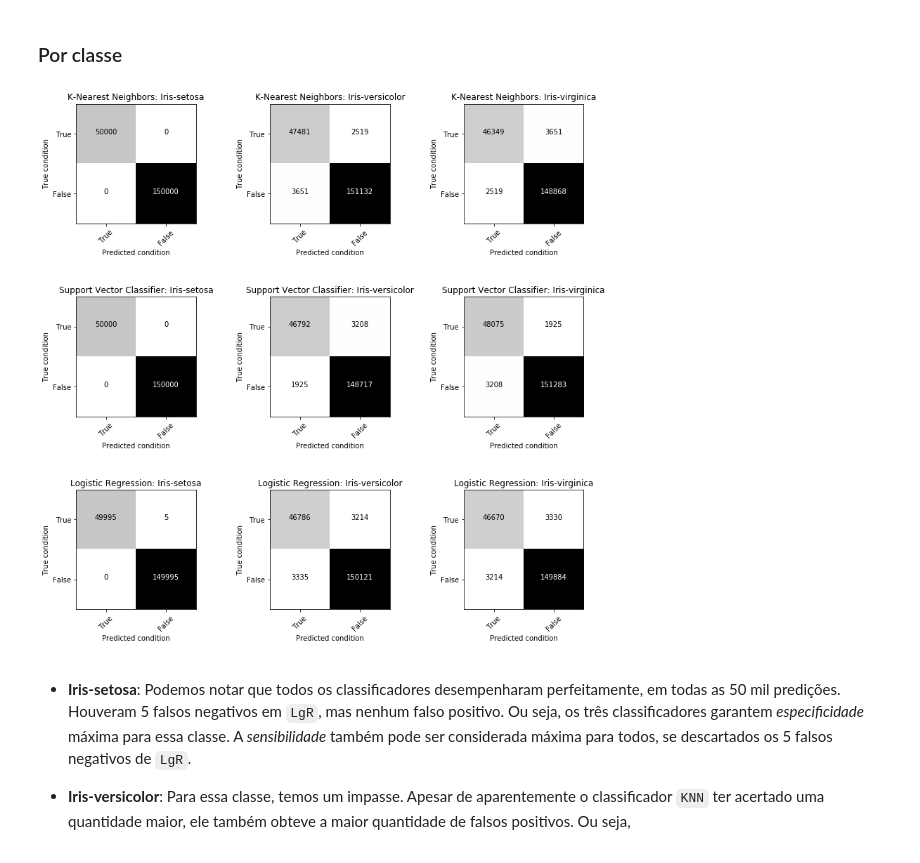
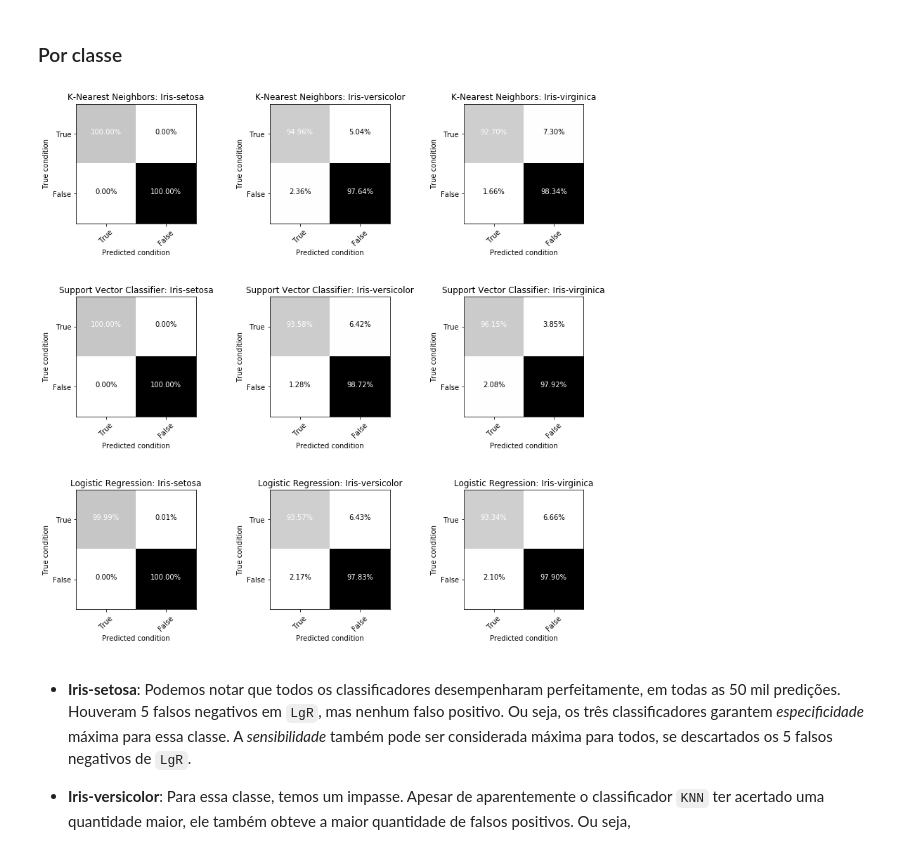
Before and after one commit to cristianokiu/desafio_datascience_intelivix_dez2016, a Jupyter notebook: Basico.ipynb, the cells around one changed output. Cells and saved outputs as stored; diff of their text form; code cells hidden in the pictures.

Commit message:
Tweak confusion matrix per class

```diff
--- a/Basico.ipynb
+++ b/Basico.ipynb
@@ -141,18 +141,17 @@ utils.plot_confusion_matrices(cms, encoder.classes_, titles=classifiers_names)
 # %% [markdown]
 ### Por classe
 # %%
-cl_cms = []
-titles = []
+cl_cms, titles = [], []
 for cm, name in zip(cms, classifiers_names):
     for cl in utils.ConfusionMatrix(cm, encoder.classes_):
         titles.append('{0}: {1}'.format(name, cl.name))
         cl_cms.append([[cl.TP, cl.FN], [cl.FP, cl.TN]])
 
 arr = np.array(cl_cms)
 
-utils.plot_confusion_matrices(np.array(cl_cms), ['True', 'False'], titles=titles)
+utils.plot_confusion_matrices(np.array(cl_cms), ['True', 'False'], titles=titles, percentage=True)
 # %% [output]
-[figure, old version]
+[figure, new version]
 # %% [markdown]
 * **Iris-setosa**: Podemos notar que todos os classificadores desempenharam perfeitamente, em todas as 50 mil predições. Houveram 5 falsos negativos em `LgR`, mas nenhum falso positivo. Ou seja, os três classificadores garantem *especificidade* máxima para essa classe. A *sensibilidade* também pode ser considerada máxima para todos, se descartados os 5 falsos negativos de `LgR`.
 
```
